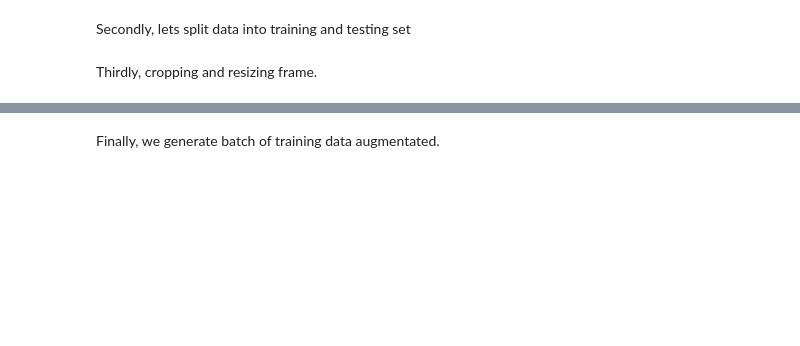
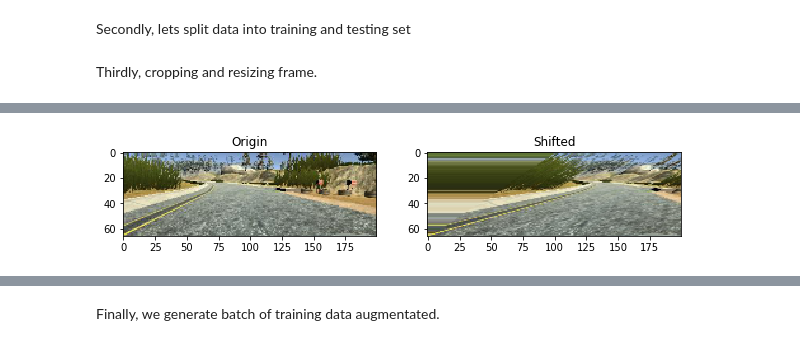
Before and after one commit to jedichien/self-driving, a Jupyter notebook: project_3_behavioral_cloning/behavioral_cloning.ipynb, the cells around one changed output, grey strips where cells are left out. Drawn from its saved outputs; the diff is of its cells as text; code cells hidden in the pictures; blank space fills up the shorter version.

```diff
--- a/project_3_behavioral_cloning/behavioral_cloning.ipynb
+++ b/project_3_behavioral_cloning/behavioral_cloning.ipynb
@@ -151,0 +182,35 @@ _ = preprocessing_data(train[0, 0], True)
+# %%
+"""
+Shifting frame
+positive means right, however negative means left
+Args:
+  frame: input frame
+  cam_shift: shift distance
+Return:
+  np.array
+"""
+def augmentShift(frame, cam_shift, verbose=False, save=False):
+    rows, cols, _ = frame.shape
+    shifted_point = [cols / 2 + cam_shift, rows / 2]
+    pts1 = np.float32([[0, rows], [cols, rows], [cols / 2, rows / 2]])
+    pts2 = np.float32([[0, rows], [cols, rows], shifted_point])
+    M = cv2.getAffineTransform(pts1, pts2)
+    _frame = np.copy(frame)
+    _frame = cv2.warpAffine(_frame, M, (cols, rows), borderMode=cv2.BORDER_REPLICATE)
+    if verbose:
+        fig, ax = plt.subplots(1, 2, figsize=(10, 10))
+        ax[0].set_title('Origin')
+        ax[0].imshow(np.uint8(frame))
+        ax[1].set_title('Shifted')
+        ax[1].imshow(np.uint8(_frame))
+        if save:
+            if not os.path.exists('output'):
+                os.makedirs('output')
+            plt.savefig(os.path.join('output', 'shift.jpg'))
+        plt.show()
+    return _frame
+
+_ = preprocessing_data(train[0][0][1], train=True, verbose=False)
+_ = augmentShift(_, 50, True, True)
+# %% [output]
+[figure, added]
```
Also changed, not shown: parts of 19 cells of this notebook, 24 other files.
